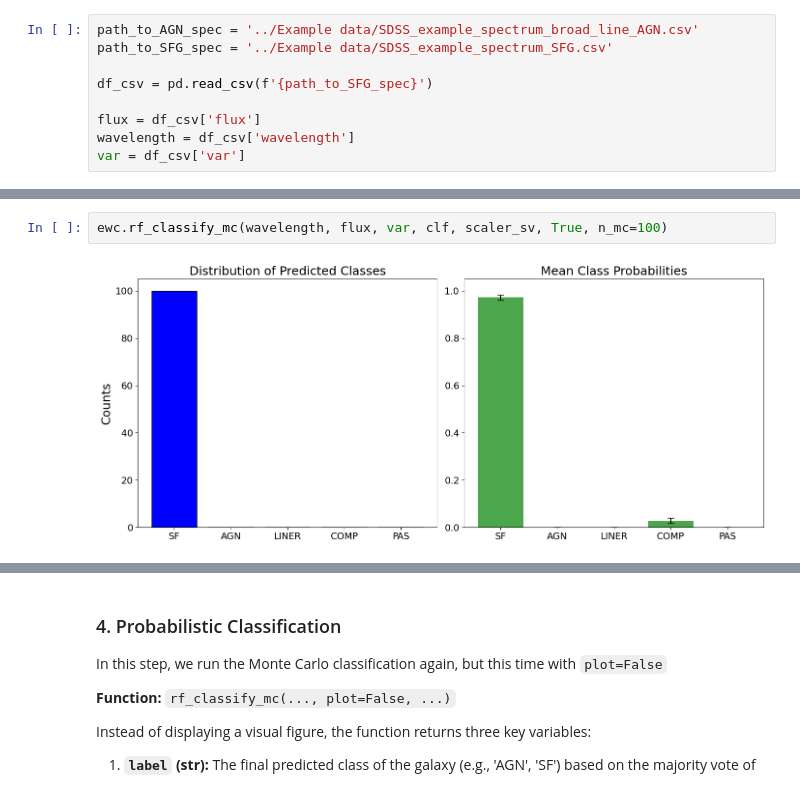
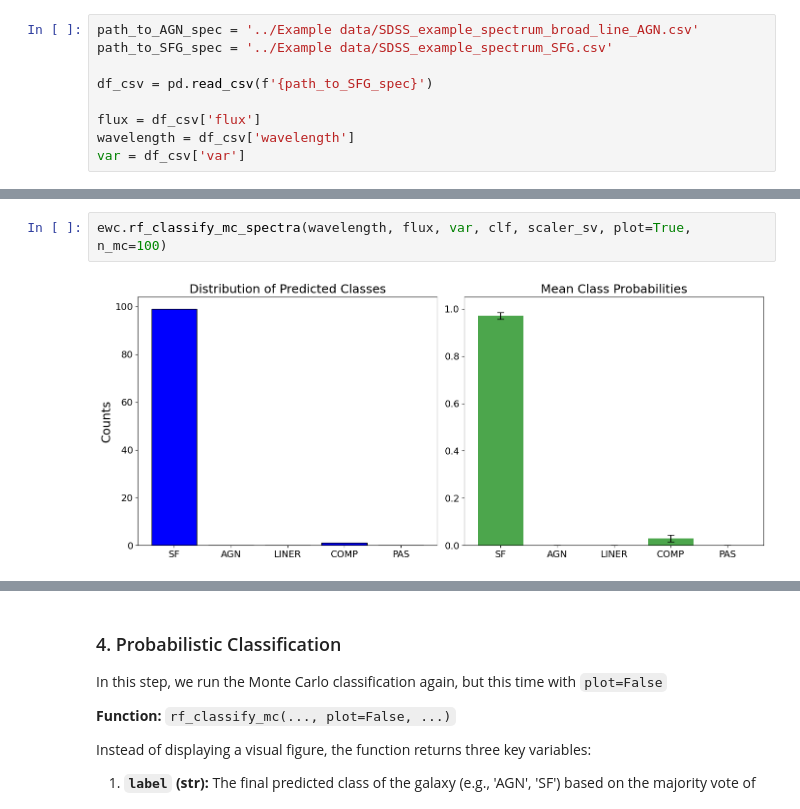
Before and after one commit to BabisDaoutis/OptSpecClassifier, a Jupyter notebook: Notebooks/Classification_example.ipynb, the cells around one changed output, grey strips where cells are left out. Drawn from its saved outputs; the diff is of its cells as text.

```diff
--- a/Notebooks/Classification_example.ipynb
+++ b/Notebooks/Classification_example.ipynb
@@ -65,6 +69,6 @@ We employ the `rf_classify_mc` function to classify the spectrum. This function
 * **Mechanism:** Extracts EWs for H$\alpha$, [OIII], and H$\beta$, perturbs them according to measurement errors, and runs the classifier `n_mc` times.
 * **Output:** Returns the majority class label. If `plot=True`, it visualizes the probability distribution across all classes.
 # %%
-ewc.rf_classify_mc(wavelength, flux, var, clf, scaler_sv, True, n_mc=100)
+ewc.rf_classify_mc_spectra(wavelength, flux, var, clf, scaler_sv, plot=True, n_mc=100)
 # %% [output]
-[figure, old version]
+[figure, new version]
```
Also changed, not shown: parts of 14 cells of this notebook, 2 other files.
